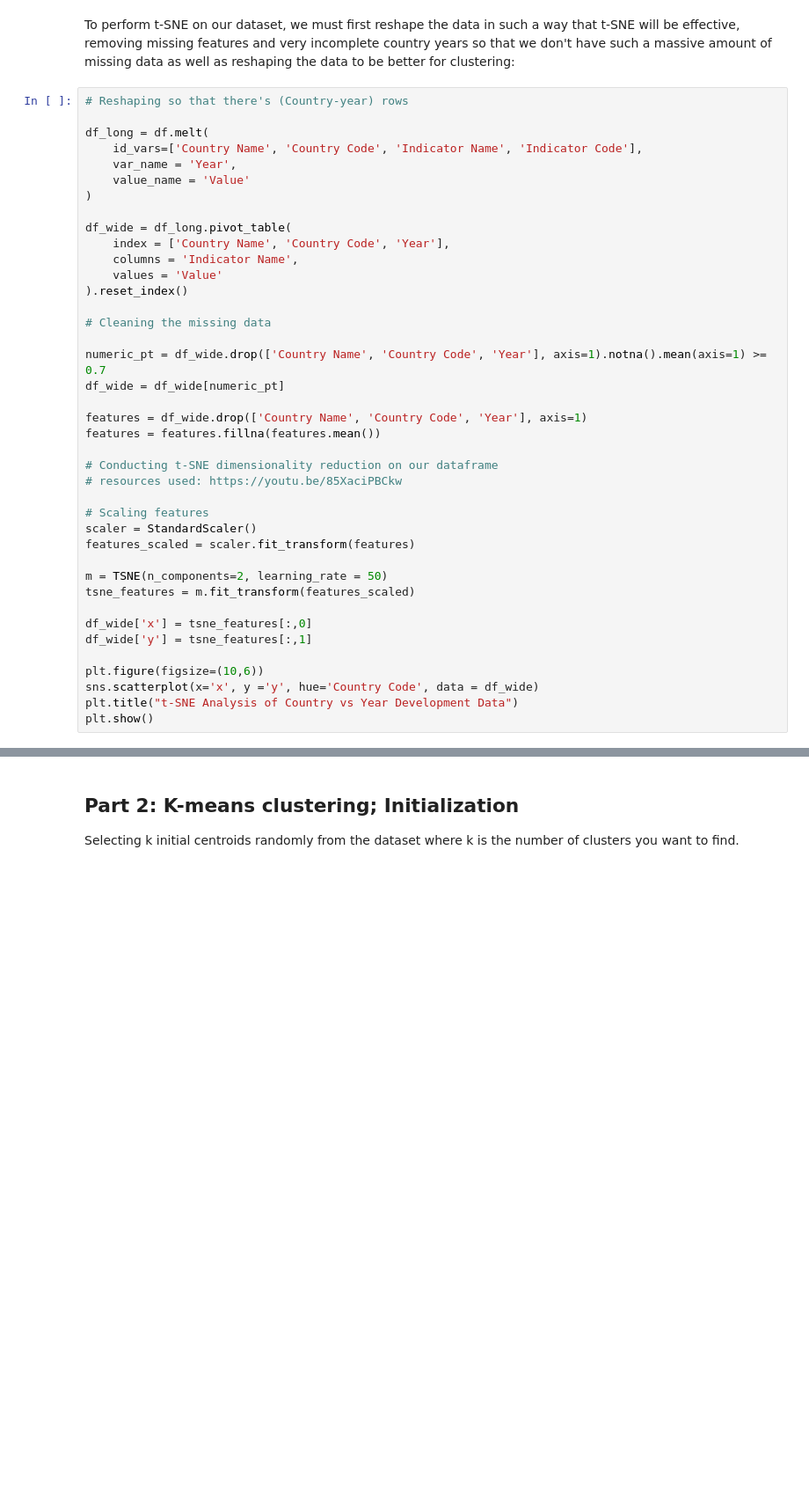
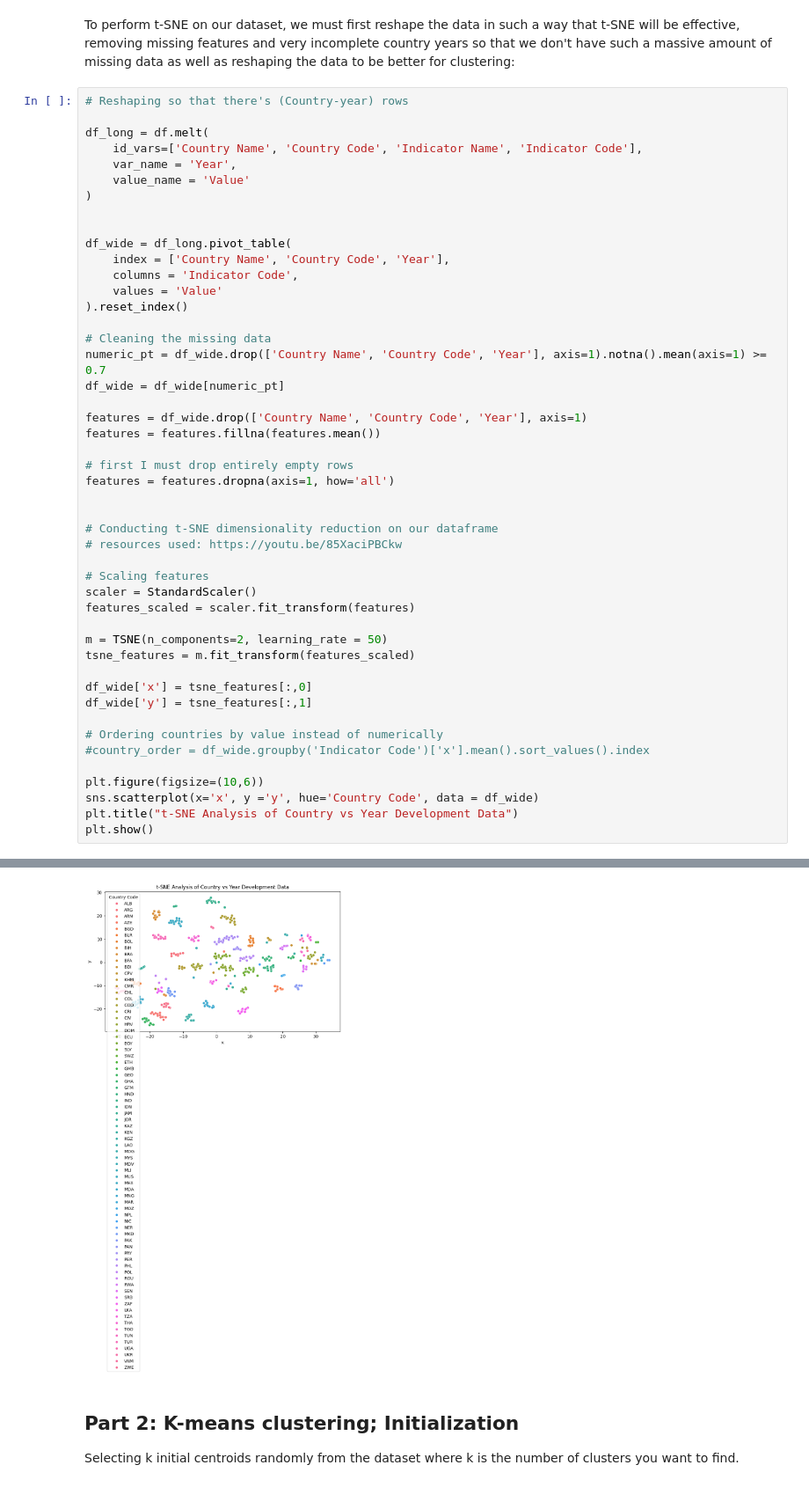
Before and after one commit to GetosMonkey/AI-Assignment-1, a Jupyter notebook: Assignment1.ipynb, the cells around one changed output, grey strips where cells are left out. Shown at 88% size. Cells and saved outputs as stored; diff of their text form; blank space fills up the shorter version.

```diff
--- a/Assignment1.ipynb
+++ b/Assignment1.ipynb
@@ -41,19 +41,23 @@ df_long = df.melt(
     value_name = 'Value'
 )
 
+
 df_wide = df_long.pivot_table(
     index = ['Country Name', 'Country Code', 'Year'],
-    columns = 'Indicator Name',
+    columns = 'Indicator Code',
     values = 'Value'
 ).reset_index()
 
 # Cleaning the missing data
-
 numeric_pt = df_wide.drop(['Country Name', 'Country Code', 'Year'], axis=1).notna().mean(axis=1) >= 0.7
 df_wide = df_wide[numeric_pt]
 
 features = df_wide.drop(['Country Name', 'Country Code', 'Year'], axis=1)
 features = features.fillna(features.mean())
+
+# first I must drop entirely empty rows
+features = features.dropna(axis=1, how='all')
+
 
 # Conducting t-SNE dimensionality reduction on our dataframe
 # resources used: https://youtu.be/85XaciPBCkw
@@ -68,6 +72,9 @@ tsne_features = m.fit_transform(features_scaled)
 df_wide['x'] = tsne_features[:,0]
 df_wide['y'] = tsne_features[:,1]
 
+# Ordering countries by value instead of numerically
+#country_order = df_wide.groupby('Indicator Code')['x'].mean().sort_values().index
+
 plt.figure(figsize=(10,6))
 sns.scatterplot(x='x', y ='y', hue='Country Code', data = df_wide)
 plt.title("t-SNE Analysis of Country vs Year Development Data")
@@ -78,3 +83,4 @@ TSNE does not accept missing values encoded as NaN natively. For supervised lear
+[figure, added]
 # %% [markdown]
 ## Part 2: K-means clustering; Initialization
 
```
Also changed, not shown: parts of 1 cell of this notebook.
